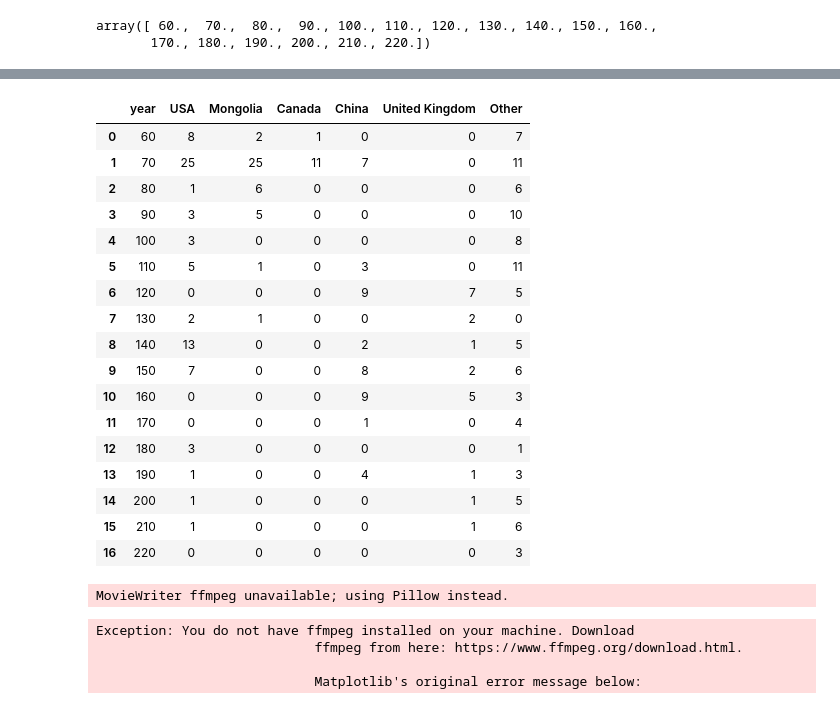
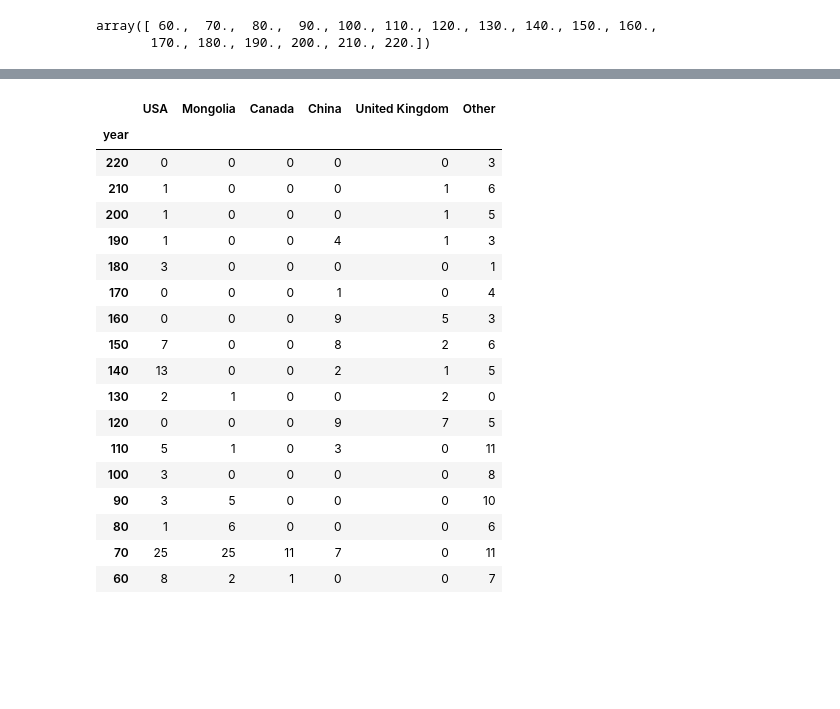
Before and after one commit to bchoUCSD/datahacks, a Jupyter notebook: projIVY.ipynb, the cells around one changed output, grey strips where cells are left out. Saved outputs shown, nothing was run; the diff lists cells and outputs as text; code cells hidden in the pictures; blank space fills up the shorter version.

```diff
--- a/projIVY.ipynb
+++ b/projIVY.ipynb
@@ -289,28 +289,36 @@ grouped_avg_year lived_in
                  South Africa     1
 # %%
 data = [[60, 8, 2, 1, 0, 0, 7], [70, 25, 25, 11, 7, 0, 11], [80, 1, 6, 0, 0, 0, 6], [90, 3, 5, 0, 0, 0, 10], [100, 3, 0, 0, 0, 0, 8], [110, 5, 1, 0, 3, 0, 11], [120, 0, 0, 0, 9, 7, 5], [130, 2, 1, 0, 0, 2, 0], [140, 13, 0, 0, 2, 1, 5], [150, 7, 0, 0, 8, 2, 6], [160, 0, 0, 0, 9, 5, 3], [170, 0, 0, 0, 1, 0, 4], [180, 3, 0, 0, 0, 0, 1], [190, 1, 0, 0, 4, 1, 3], [200, 1, 0, 0, 0, 1, 5], [210, 1, 0, 0, 0, 1, 6], [220, 0, 0, 0, 0, 0, 3]]
-race_df = pd.DataFrame(data, columns= ['year', 'USA', 'Mongolia', 'Canada', 'China', 'United Kingdom', 'Other'])
+race_df = pd.DataFrame(data, columns= ['year', 'USA', 'Mongolia', 'Canada', 'China', 'United Kingdom', 'Other']).sort_values(by= 'year', ascending = False)
+race_df = race_df.set_index('year')
 race_df
 # %% [output]
-|  | year | USA | Mongolia | Canada | China | United Kingdom | Other |
-| 0 | 60 | 8 | 2 | 1 | 0 | 0 | 7 |
-| 1 | 70 | 25 | 25 | 11 | 7 | 0 | 11 |
-| 2 | 80 | 1 | 6 | 0 | 0 | 0 | 6 |
-| 3 | 90 | 3 | 5 | 0 | 0 | 0 | 10 |
-| 4 | 100 | 3 | 0 | 0 | 0 | 0 | 8 |
-| 5 | 110 | 5 | 1 | 0 | 3 | 0 | 11 |
-| 6 | 120 | 0 | 0 | 0 | 9 | 7 | 5 |
-| 7 | 130 | 2 | 1 | 0 | 0 | 2 | 0 |
-| 8 | 140 | 13 | 0 | 0 | 2 | 1 | 5 |
-| 9 | 150 | 7 | 0 | 0 | 8 | 2 | 6 |
-| 10 | 160 | 0 | 0 | 0 | 9 | 5 | 3 |
-| 11 | 170 | 0 | 0 | 0 | 1 | 0 | 4 |
-| 12 | 180 | 3 | 0 | 0 | 0 | 0 | 1 |
-| 13 | 190 | 1 | 0 | 0 | 4 | 1 | 3 |
-| 14 | 200 | 1 | 0 | 0 | 0 | 1 | 5 |
-| 15 | 210 | 1 | 0 | 0 | 0 | 1 | 6 |
-| 16 | 220 | 0 | 0 | 0 | 0 | 0 | 3 |
+|  | USA | Mongolia | Canada | China | United Kingdom | Other |
+| year |  |  |  |  |  |  |
+| 220 | 0 | 0 | 0 | 0 | 0 | 3 |
+| 210 | 1 | 0 | 0 | 0 | 1 | 6 |
+| 200 | 1 | 0 | 0 | 0 | 1 | 5 |
+| 190 | 1 | 0 | 0 | 4 | 1 | 3 |
+| 180 | 3 | 0 | 0 | 0 | 0 | 1 |
+| 170 | 0 | 0 | 0 | 1 | 0 | 4 |
+| 160 | 0 | 0 | 0 | 9 | 5 | 3 |
+| 150 | 7 | 0 | 0 | 8 | 2 | 6 |
+| 140 | 13 | 0 | 0 | 2 | 1 | 5 |
+| 130 | 2 | 1 | 0 | 0 | 2 | 0 |
+| 120 | 0 | 0 | 0 | 9 | 7 | 5 |
+| 110 | 5 | 1 | 0 | 3 | 0 | 11 |
+| 100 | 3 | 0 | 0 | 0 | 0 | 8 |
+| 90 | 3 | 5 | 0 | 0 | 0 | 10 |
+| 80 | 1 | 6 | 0 | 0 | 0 | 6 |
+| 70 | 25 | 25 | 11 | 7 | 0 | 11 |
+| 60 | 8 | 2 | 1 | 0 | 0 | 7 |
 # %%
+# def custom_period_label(year):
+#     return f'{year} Million Years Ago'
+
+# for i in uni_new_year:
+#     dino_year = custom_period_label(i)
+
 bcr.bar_chart_race(
     df = race_df,
     filename = 'dinosaur_race.mp4',
@@ -324,9 +332,9 @@ bcr.bar_chart_race(
     label_bars = True,
     bar_size = 0.95,
     period_label= {'x': 0.99, 'y': 0.25, 'ha':'right', 'va': 'center'},
-    period_fmt = '%B %d, %Y',
-     period_summary_func=lambda v, r: {'x': .99, 'y': .18,
-                                      's': f'Total deaths: {v.nlargest(6).sum():,.0f}',
+    period_fmt = '%d Million Years Ago' % 5,
+    period_summary_func=lambda v, r: {'x': .99, 'y': .18,
+                                      's': f'Total Dinosaurs: {v.nlargest(6).sum():,.0f}',
                                       'ha': 'right', 'size': 8, 'family': 'Courier New'},
     perpendicular_bar_func='median',
     period_length=500,
@@ -344,9 +352,3 @@ bcr.bar_chart_race(
     bar_kwargs={'alpha': .7},
     filter_column_colors=False
 )
-# %% [output]
-MovieWriter ffmpeg unavailable; using Pillow instead.
-Exception: You do not have ffmpeg installed on your machine. Download
-                            ffmpeg from here: https://www.ffmpeg.org/download.html.
-
-                            Matplotlib's original error message below:
```
Also changed, not shown: 1 other file.
